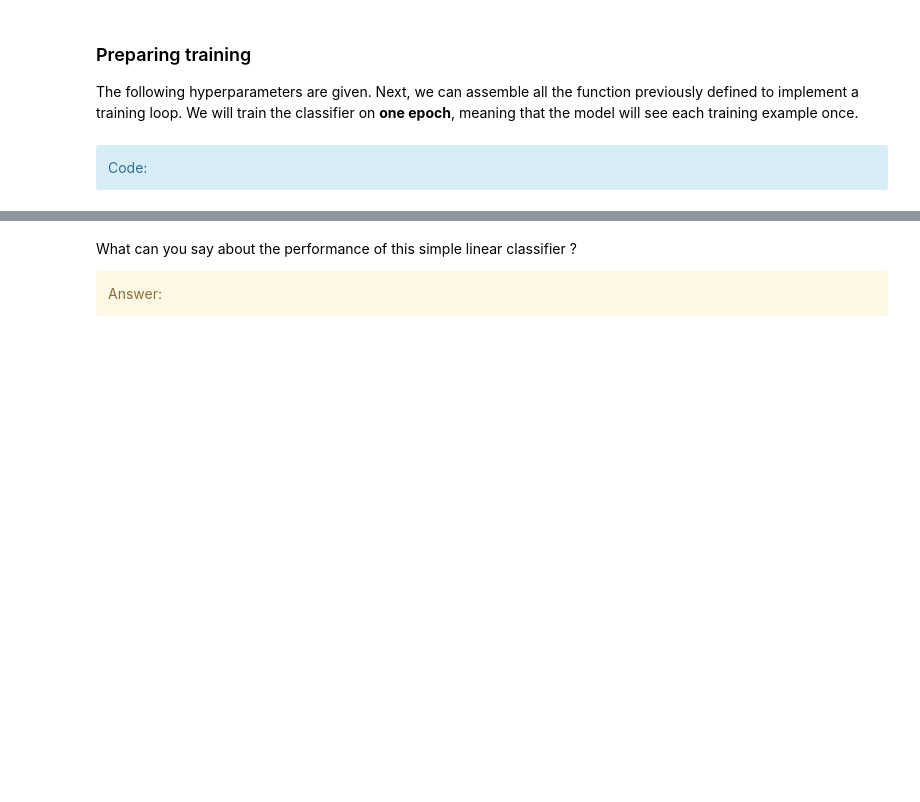
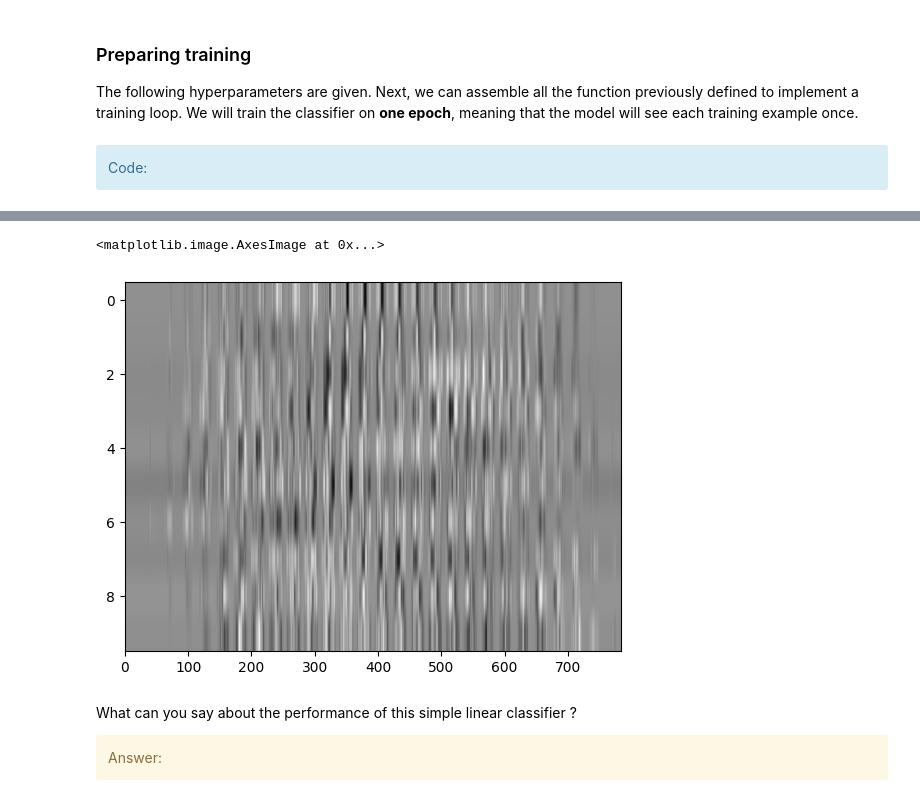
Before and after one commit to denisfouchard/SD-TSIA210, a Jupyter notebook: NN_Lab.ipynb, the cells around one changed output, grey strips where cells are left out. Drawn from its saved outputs; the diff is of its cells as text; code cells hidden in the pictures; blank space fills up the shorter version.

```diff
--- a/NN_Lab.ipynb
+++ b/NN_Lab.ipynb
@@ -379,3 +390,9 @@ plt.show()
+# %%
+#Heatmap of the weights
+plt.imshow(W.T, cmap='gray', aspect='auto')
+# %% [output]
+<matplotlib.image.AxesImage at 0x...>
+[figure, added]
 # %% [markdown]
 What can you say about the performance of this simple linear classifier ?
 <div class='alert alert-block alert-warning'>
```
Also changed, not shown: parts of 17 cells of this notebook.
